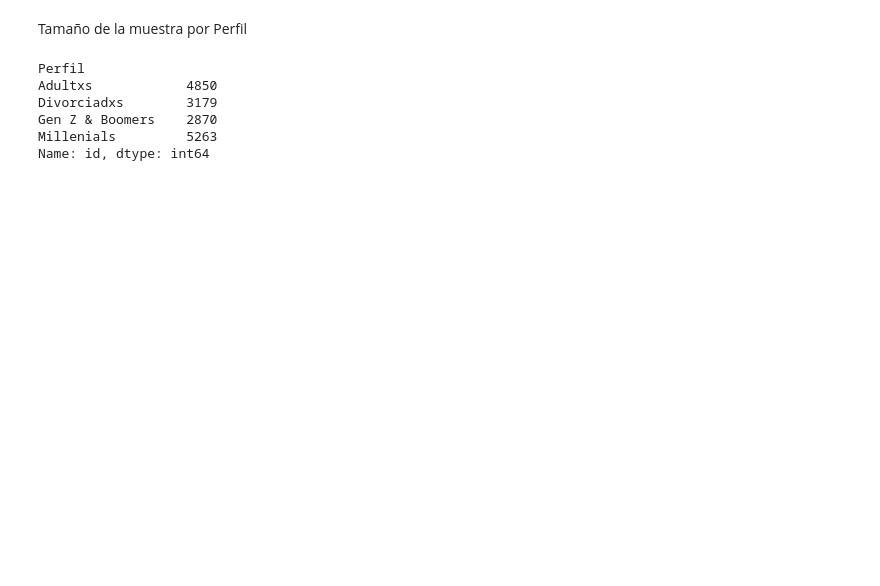
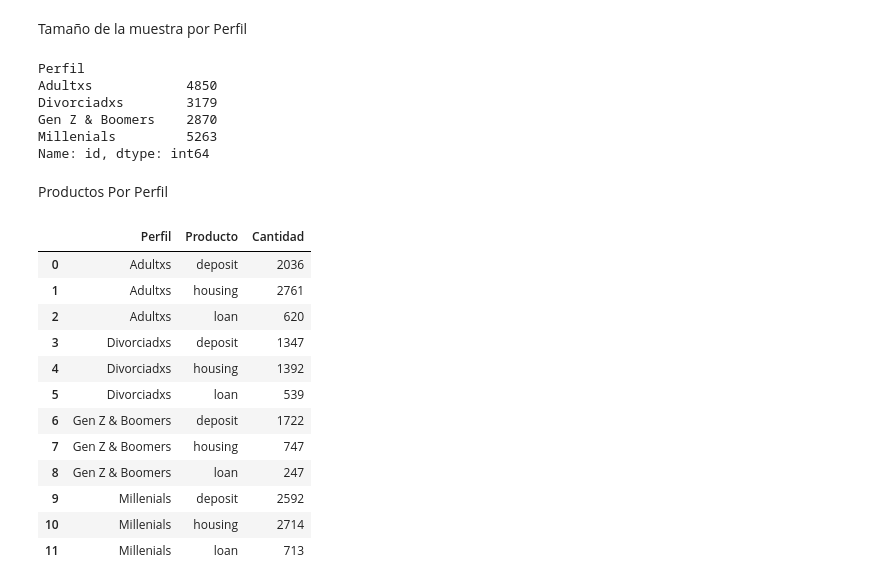
Before and after one commit to Lambda-14/Sim-Empresa, a Jupyter notebook: Equip_16/Borrador/Perfil de cliente/banca_22.09_PerfilCliente_EstadisticaDescriptiva.ipynb, the cells around one changed output. Cells and saved outputs as stored; diff of their text form; code cells hidden in the pictures; blank space fills up the shorter version.

```diff
--- a/Equip_16/Borrador/Perfil de cliente/banca_22.09_PerfilCliente_EstadisticaDescriptiva.ipynb
+++ b/Equip_16/Borrador/Perfil de cliente/banca_22.09_PerfilCliente_EstadisticaDescriptiva.ipynb
@@ -305,3 +495,32 @@ Divorciadxs        3179
 Gen Z & Boomers    2870
 Millenials         5263
 Name: id, dtype: int64
+# %% [markdown]
+Productos Por Perfil
+# %%
+dfProductos = df[['Perfil', 'housing', 'loan', 'deposit']]
+
+dfLargo = dfProductos.melt(id_vars='Perfil',
+                             value_vars=['housing', 'loan', 'deposit'],
+                             var_name='Producto',
+                             value_name='Comprado')
+
+dfComprados = dfLargo[dfLargo['Comprado'] == 'yes']
+
+conteo = dfComprados.groupby(['Perfil', 'Producto']).size().reset_index(name='Cantidad')
+
+conteo
+# %% [output]
+|  | Perfil | Producto | Cantidad |
+| 0 | Adultxs | deposit | 2036 |
+| 1 | Adultxs | housing | 2761 |
+| 2 | Adultxs | loan | 620 |
+| 3 | Divorciadxs | deposit | 1347 |
+| 4 | Divorciadxs | housing | 1392 |
+| 5 | Divorciadxs | loan | 539 |
+| 6 | Gen Z & Boomers | deposit | 1722 |
+| 7 | Gen Z & Boomers | housing | 747 |
+| 8 | Gen Z & Boomers | loan | 247 |
+| 9 | Millenials | deposit | 2592 |
+| 10 | Millenials | housing | 2714 |
+| 11 | Millenials | loan | 713 |
```
Also changed, not shown: parts of 19 cells of this notebook.
